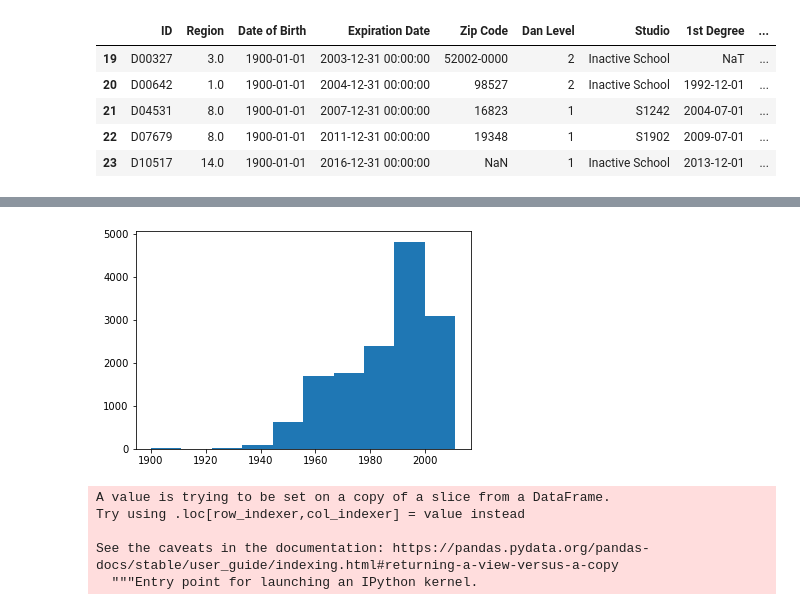
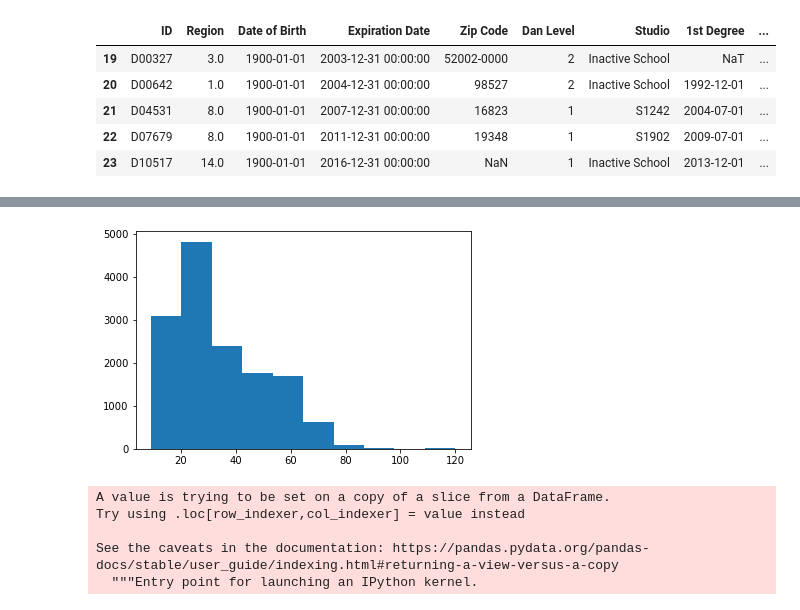
Before and after one commit to BeLacy87/Project1_Lacy_Mathew, a Jupyter notebook: Brainstorm_Lacy.ipynb, the cells around one changed output, grey strips where cells are left out. Cells and saved outputs as stored; diff of their text form; code cells hidden in the pictures.

Commit message:
added more plots

```diff
--- a/Brainstorm_Lacy.ipynb
+++ b/Brainstorm_Lacy.ipynb
@@ -36,6 +36,7 @@ dan2_df.head()
 # %%
 #pulls year from 'Date of Birth'
 dan2_df['Birthday']=pd.DatetimeIndex(dan2_df['Date of Birth']).year
+dan2_df['Age']=2020-dan2_df['Birthday']
 dan2_df.head()
 # %% [output]
 A value is trying to be set on a copy of a slice from a DataFrame.
@@ -58,10 +79,10 @@ dan2_df.plot(kind='scatter', x='Birthday', y='1st Degree')
 # %%
-#histogram of number of black belts born in each year
-x=dan2_df['Birthday']
+#histogram of number of black belts of each age
+x=dan2_df['Age']
 plt.hist(x)
 plt.show()
 # %% [output]
-[figure, old version]
+[figure, new version]
 # %%
 #shows number of new black belts tested each year
 dan2_df['1st']=pd.DatetimeIndex(dan2_df['1st Degree']).year
```
Also changed, not shown: parts of 9 cells of this notebook.
